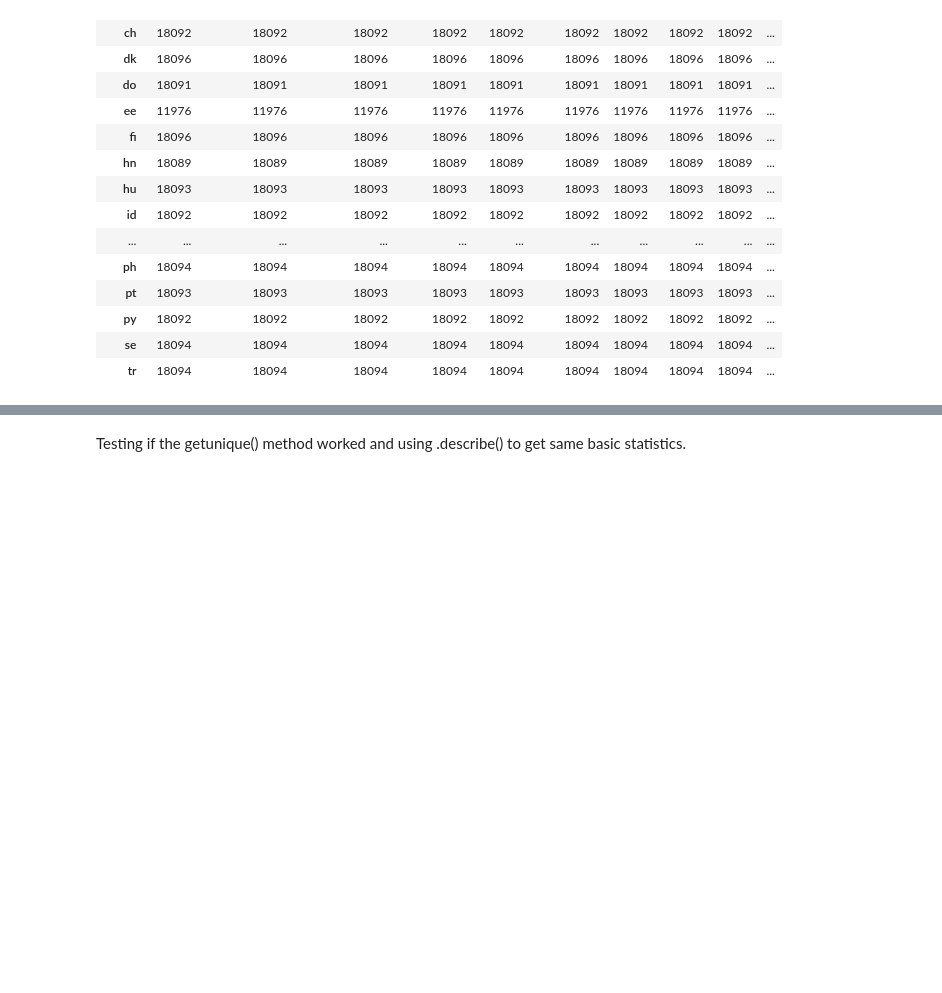
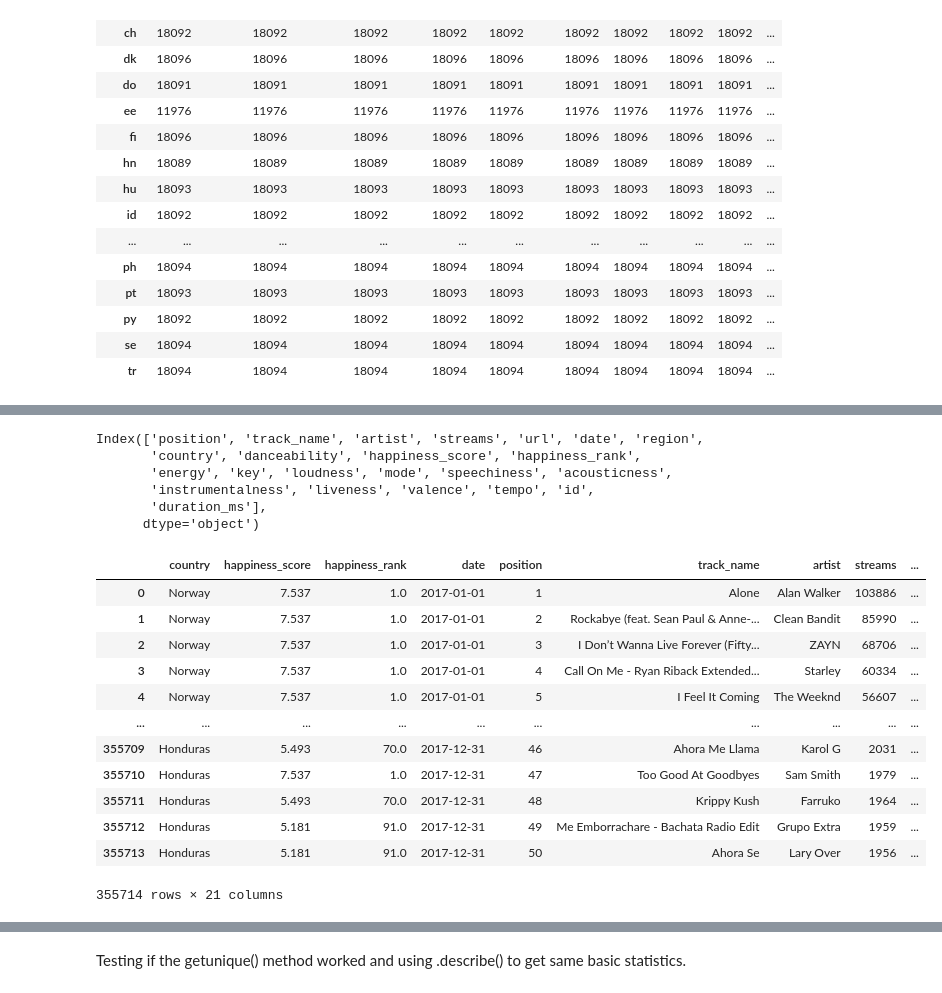
Before and after one commit to Albina-C/INFO-2950-Project, a Jupyter notebook: PROJ 2950.ipynb, the cells around one changed output, grey strips where cells are left out. Cells and saved outputs as stored; diff of their text form; code cells hidden in the pictures; blank space fills up the shorter version.

```diff
--- a/PROJ 2950.ipynb
+++ b/PROJ 2950.ipynb
@@ -1018,2 +1094,34 @@ to_add
 # %%
-finalsongs.merge(uniquespotify[['danceability','track_name']], how="left",on='track_name')
+finalsongs=finalsongs.merge(uniquespotify[['danceability','track_name' ,'happiness_score', 'happiness_rank', 'energy', 'key', 'loudness', 'mode', 'speechiness',
+'acousticness', 'instrumentalness', 'liveness', 'valence', 'tempo', 'id', 'duration_ms']], how="left",on='track_name')
+# %%
+finalsongs.rename({"unnamed:_0":"a"}, axis="columns", inplace=True)
+# %%
+finalsongs.drop('a',axis=1,inplace=True)
+# %%
+finalsongs.columns
+# %% [output]
+Index(['position', 'track_name', 'artist', 'streams', 'url', 'date', 'region',
+       'country', 'danceability', 'happiness_score', 'happiness_rank',
+       'energy', 'key', 'loudness', 'mode', 'speechiness', 'acousticness',
+       'instrumentalness', 'liveness', 'valence', 'tempo', 'id',
+       'duration_ms'],
+      dtype='object')
+# %%
+finalsongs=finalsongs[['country','happiness_score', 'happiness_rank','date','position', 'track_name', 'artist', 'streams', 'danceability', 'energy', 'key', 'loudness', 'mode', 'speechiness', 'acousticness','instrumentalness', 'liveness', 'valence', 'tempo', 'id','duration_ms']]
+# %%
+finalsongs
+# %% [output]
+|  | country | happiness_score | happiness_rank | date | position | track_name | artist | streams | ... |
+| 0 | Norway | 7.537 | 1.0 | 2017-01-01 | 1 | Alone | Alan Walker | 103886 | ... |
+| 1 | Norway | 7.537 | 1.0 | 2017-01-01 | 2 | Rockabye (feat. Sean Paul & Anne-... | Clean Bandit | 85990 | ... |
+| 2 | Norway | 7.537 | 1.0 | 2017-01-01 | 3 | I Don’t Wanna Live Forever (Fifty... | ZAYN | 68706 | ... |
+| 3 | Norway | 7.537 | 1.0 | 2017-01-01 | 4 | Call On Me - Ryan Riback Extended... | Starley | 60334 | ... |
+| 4 | Norway | 7.537 | 1.0 | 2017-01-01 | 5 | I Feel It Coming | The Weeknd | 56607 | ... |
+| ... | ... | ... | ... | ... | ... | ... | ... | ... | ... |
+| 355709 | Honduras | 5.493 | 70.0 | 2017-12-31 | 46 | Ahora Me Llama | Karol G | 2031 | ... |
+| 355710 | Honduras | 7.537 | 1.0 | 2017-12-31 | 47 | Too Good At Goodbyes | Sam Smith | 1979 | ... |
+| 355711 | Honduras | 5.493 | 70.0 | 2017-12-31 | 48 | Krippy Kush | Farruko | 1964 | ... |
+| 355712 | Honduras | 5.181 | 91.0 | 2017-12-31 | 49 | Me Emborrachare - Bachata Radio Edit | Grupo Extra | 1959 | ... |
+| 355713 | Honduras | 5.181 | 91.0 | 2017-12-31 | 50 | Ahora Se | Lary Over | 1956 | ... |
+355714 rows × 21 columns
```
Also changed, not shown: parts of 14 cells of this notebook.
